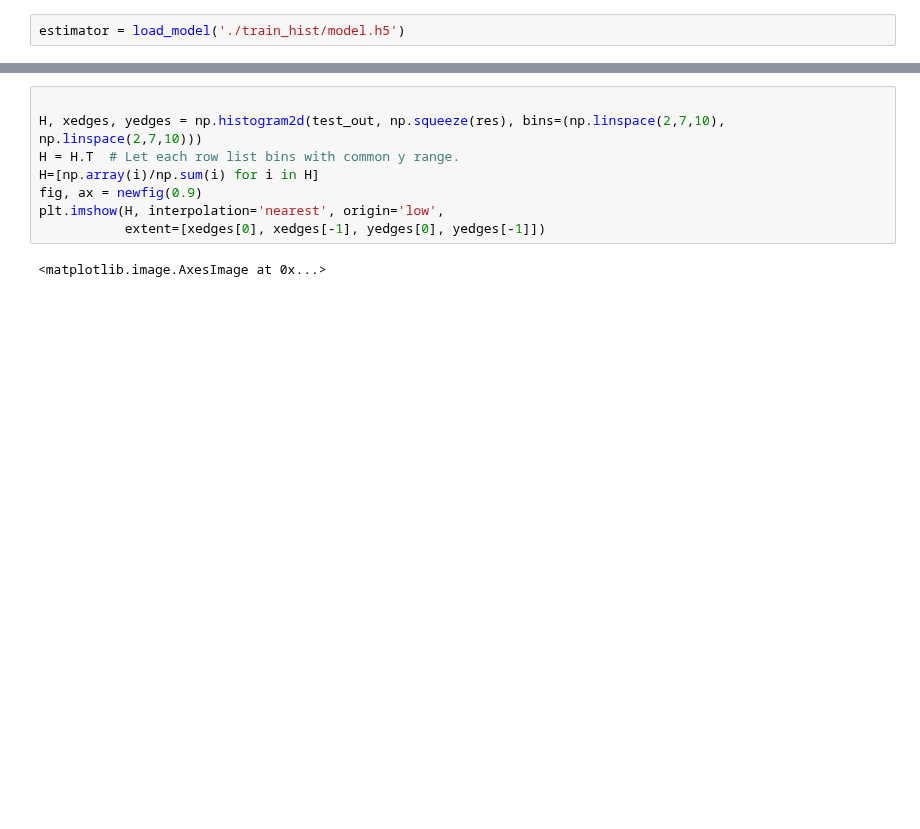
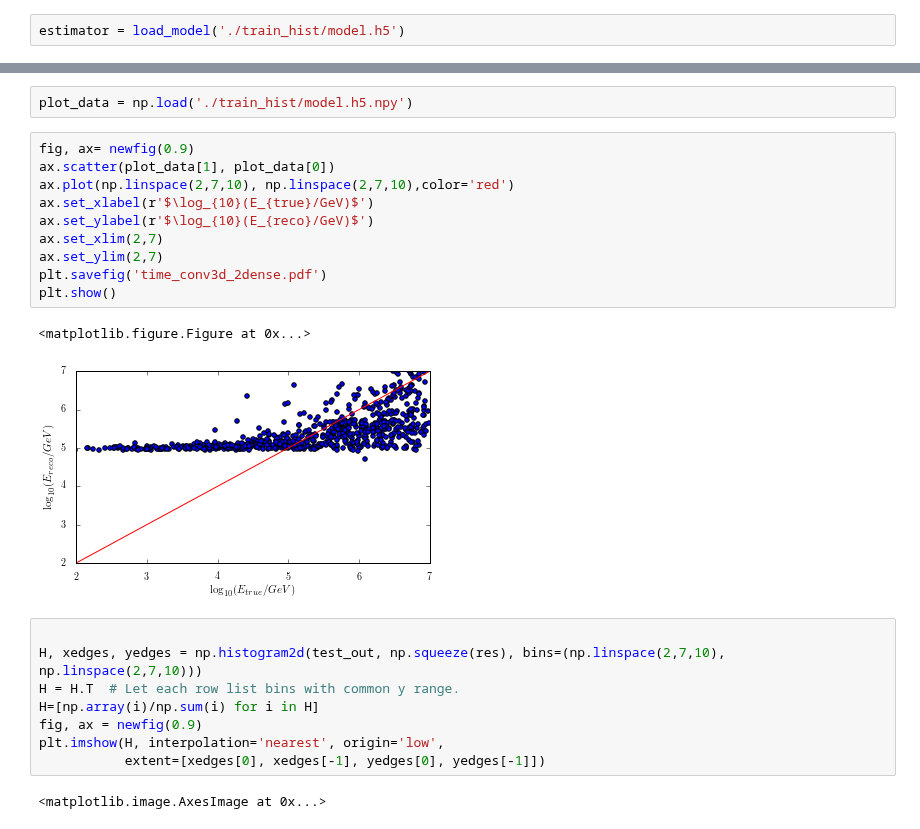
Before and after one commit to tglauch/DeepIceLearning, a Jupyter notebook: Evaluate_Model.ipynb, the cells around one changed output, grey strips where cells are left out. Cells and saved outputs as stored; diff of their text form; blank space fills up the shorter version.

Commit message:
Easier plotting, new network architecture

```diff
--- a/Evaluate_Model.ipynb
+++ b/Evaluate_Model.ipynb
@@ -40,3 +34,18 @@ res = estimator.predict(np.expand_dims(test, axis=4), verbose=1)
+# %%
+plot_data = np.load('./train_hist/model.h5.npy')
+# %%
+fig, ax= newfig(0.9)
+ax.scatter(plot_data[1], plot_data[0])
+ax.plot(np.linspace(2,7,10), np.linspace(2,7,10),color='red')
+ax.set_xlabel(r'$\log_{10}(E_{true}/GeV)$')
+ax.set_ylabel(r'$\log_{10}(E_{reco}/GeV)$')
+ax.set_xlim(2,7)
+ax.set_ylim(2,7)
+plt.savefig('time_conv3d_2dense.pdf')
+plt.show()
+# %% [output]
+<matplotlib.figure.Figure at 0x...>
+[figure, added]
 # %%
 
 H, xedges, yedges = np.histogram2d(test_out, np.squeeze(res), bins=(np.linspace(2,7,10), np.linspace(2,7,10)))
```
Also changed, not shown: parts of 6 cells of this notebook, 3 other files.
